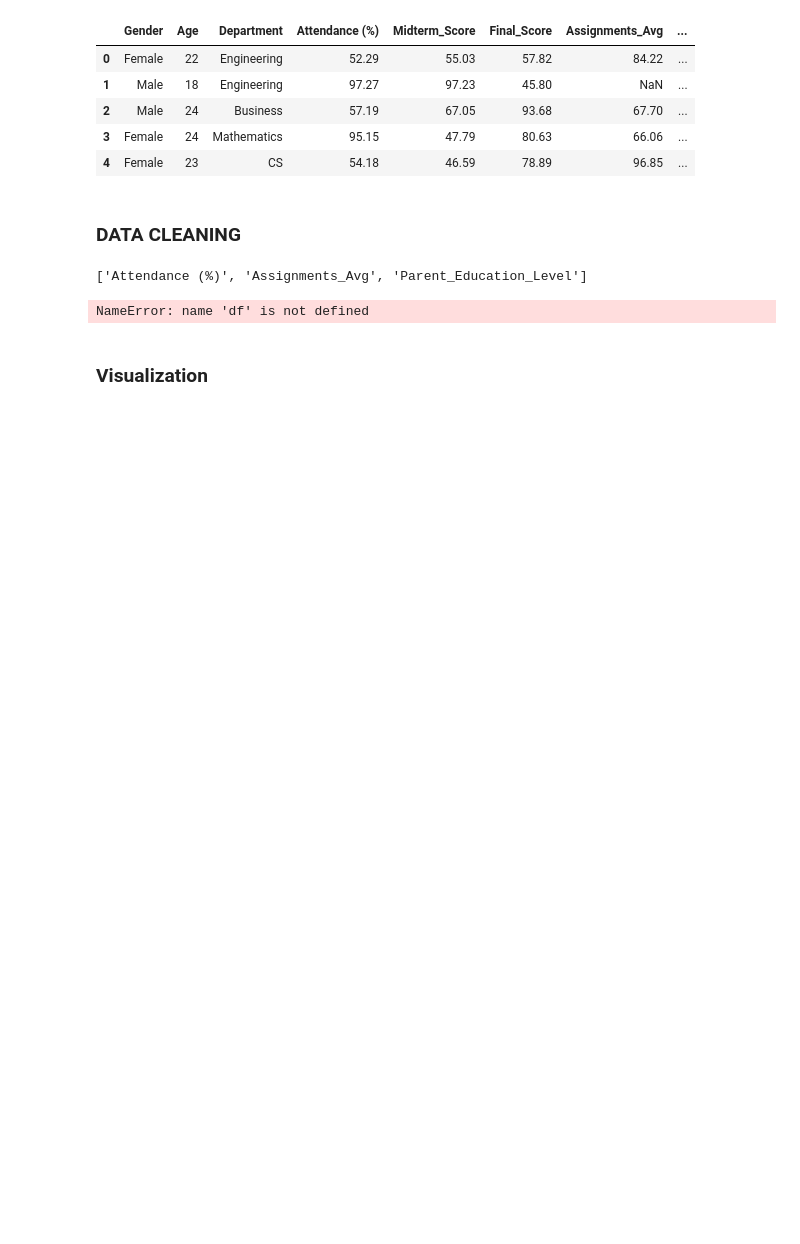
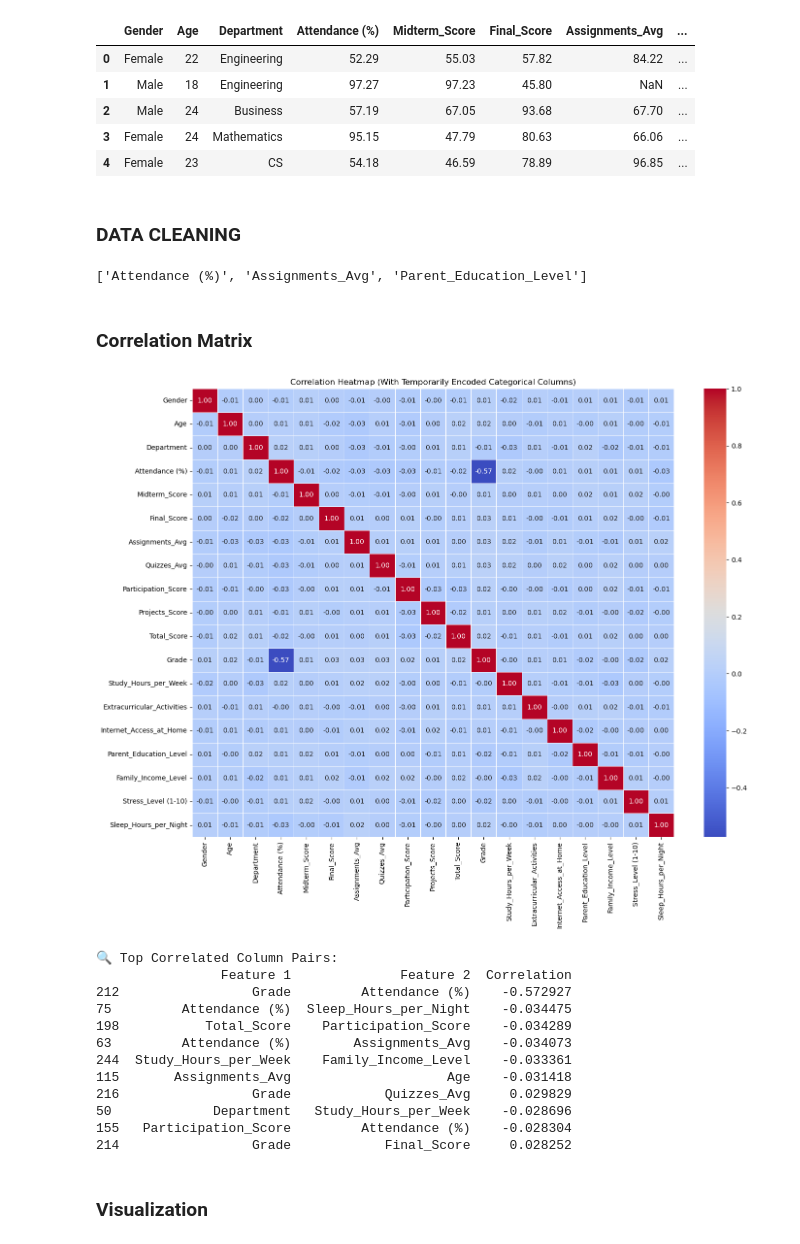
Before and after one commit to YaraHisham61/ML-project, a Jupyter notebook: ml-project.ipynb, the cells around one changed output. Drawn from its saved outputs; the diff is of its cells as text; code cells hidden in the pictures; blank space fills up the shorter version.

Commit message:
correlation matrix

```diff
--- a/ml-project.ipynb
+++ b/ml-project.ipynb
@@ -31,42 +29,52 @@ print(null_columns)
 students_grading["Attendance (%)"] = students_grading["Attendance (%)"].fillna(students_grading["Attendance (%)"].mean())
 students_grading["Assignments_Avg"] = students_grading["Assignments_Avg"].fillna(students_grading["Assignments_Avg"].mean())
 students_grading["Parent_Education_Level"] = students_grading["Parent_Education_Level"].fillna("Not Reported")
+# %% [markdown]
+### Correlation Matrix
 # %%
-df_temp = df.copy()
+df_temp = students_grading.copy()
 
-# Apply Label Encoding only temporarily
 label_encoders = {}
 for col in df_temp.select_dtypes(include=['object']).columns:
     le = LabelEncoder()
     df_temp[col] = le.fit_transform(df_temp[col])
-    label_encoders[col] = le  # Store encoder for future reference
 
 # Compute the correlation matrix
 correlation_matrix = df_temp.corr()
 
 # Plot heatmap
 plt.figure(figsize=(16, 12))
 sns.heatmap(correlation_matrix, annot=True, cmap='coolwarm', fmt=".2f", linewidths=0.5)
 plt.title("Correlation Heatmap (With Temporarily Encoded Categorical Columns)")
 plt.show()
 
-# Find the top correlated column pairs
 correlation_pairs = correlation_matrix.unstack().reset_index()
 correlation_pairs.columns = ['Feature 1', 'Feature 2', 'Correlation']
 
-# Remove self-correlations (correlation of a feature with itself)
 correlation_pairs = correlation_pairs[correlation_pairs['Feature 1'] != correlation_pairs['Feature 2']]
 
 # Sort by absolute correlation value in descending order
 correlation_pairs = correlation_pairs.reindex(correlation_pairs['Correlation'].abs().sort_values(ascending=False).index)
 
 # Drop duplicate pairs (since correlation is symmetric)
 correlation_pairs = correlation_pairs.iloc[::2]
 
 # Print the top correlated column pairs
 print("🔍 Top Correlated Column Pairs:")
 print(correlation_pairs.head(10))  # Adjust number to see more or fewer pairs
 # %% [output]
+[figure, added]
-NameError: name 'df' is not defined
+🔍 Top Correlated Column Pairs:
+                Feature 1              Feature 2  Correlation
+212                 Grade         Attendance (%)    -0.572927
+75         Attendance (%)  Sleep_Hours_per_Night    -0.034475
+198           Total_Score    Participation_Score    -0.034289
+63         Attendance (%)        Assignments_Avg    -0.034073
+244  Study_Hours_per_Week    Family_Income_Level    -0.033361
+115       Assignments_Avg                    Age    -0.031418
+216                 Grade            Quizzes_Avg     0.029829
+50             Department   Study_Hours_per_Week    -0.028696
+155   Participation_Score         Attendance (%)    -0.028304
+214                 Grade            Final_Score     0.028252
 # %% [markdown]
 ### Visualization
```
Also changed, not shown: parts of 14 cells of this notebook.
